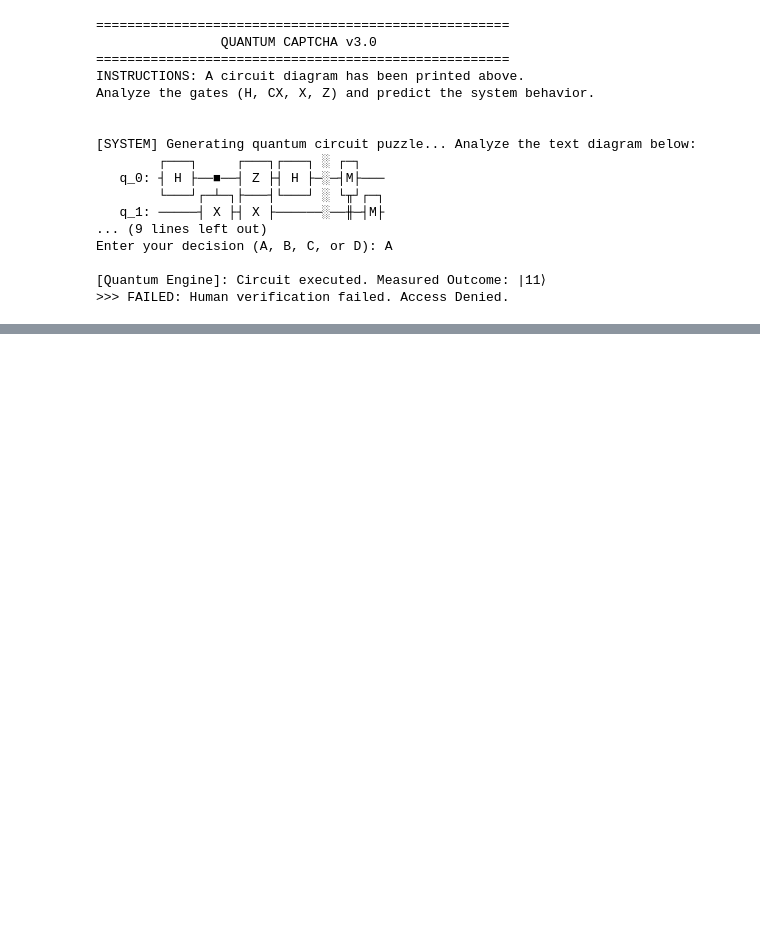
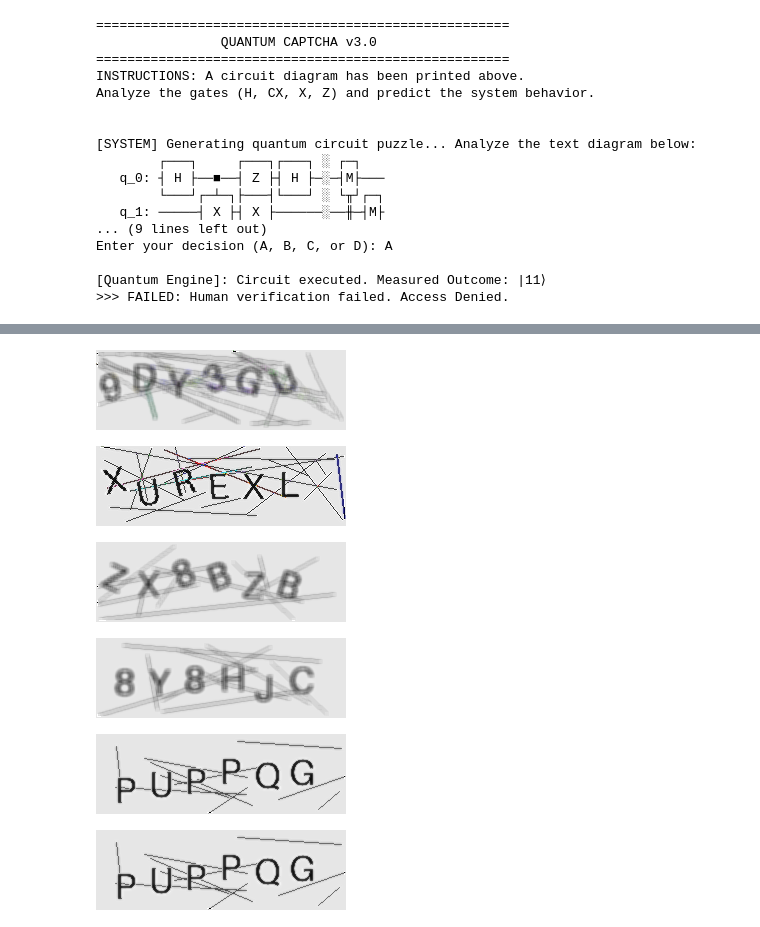
Before and after one commit to ajit-ai/QuantumComputing, a Jupyter notebook: QuantumCaptcha.ipynb, the cells around one changed output, grey strips where cells are left out. Cells and saved outputs as stored; diff of their text form; code cells hidden in the pictures; blank space fills up the shorter version.

```diff
--- a/QuantumCaptcha.ipynb
+++ b/QuantumCaptcha.ipynb
@@ -206,0 +426,30 @@ Enter your decision (A, B, C, or D): A
+# %%
+from IPython.display import Image
+Image(filename='quantum_captcha.png')
+# %% [output]
+[figure, added]
+# %%
+from IPython.display import Image
+Image(filename='quantum_captcha.png')
+# %% [output]
+[figure, added]
+# %%
+from IPython.display import Image
+Image(filename='quantum_captcha.png')
+# %% [output]
+[figure, added]
+# %%
+from IPython.display import Image
+Image(filename='quantum_captcha.png')
+# %% [output]
+[figure, added]
+# %%
+from IPython.display import Image
+Image(filename='quantum_captcha.png')
+# %% [output]
+[figure, added]
+# %%
+from IPython.display import Image
+Image(filename='quantum_captcha.png')
+# %% [output]
+[figure, added]
```
Also changed, not shown: parts of 1 cell of this notebook.
